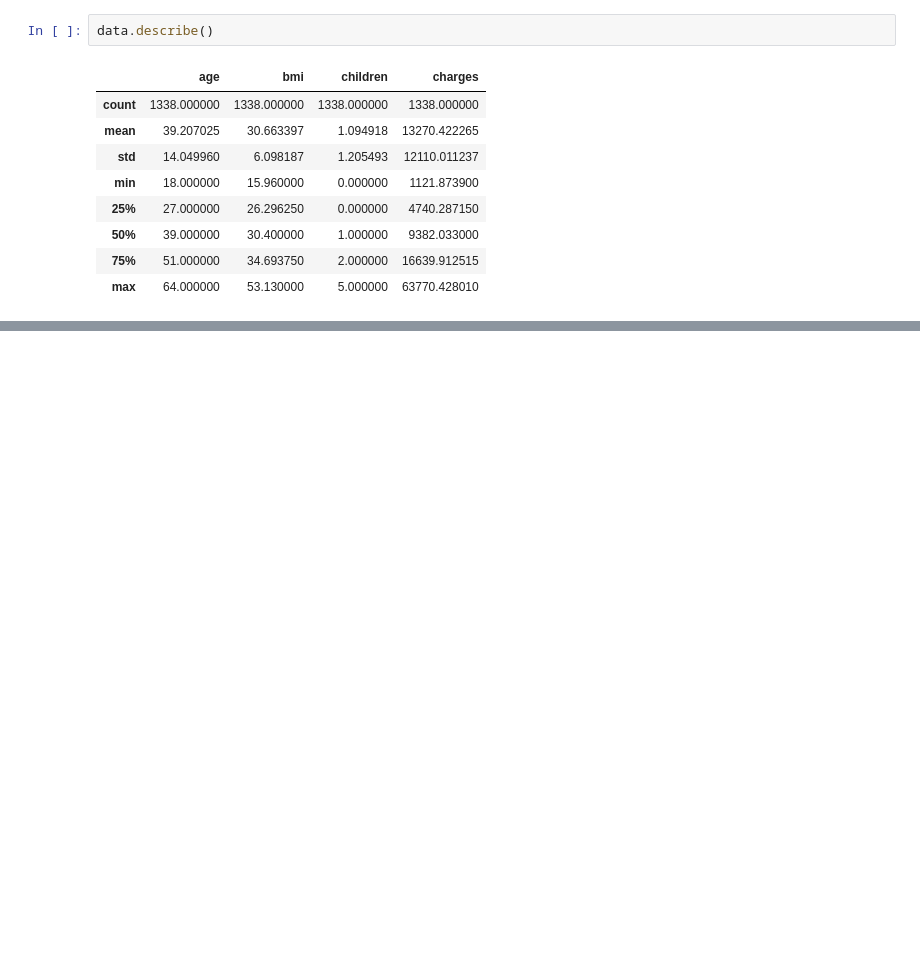
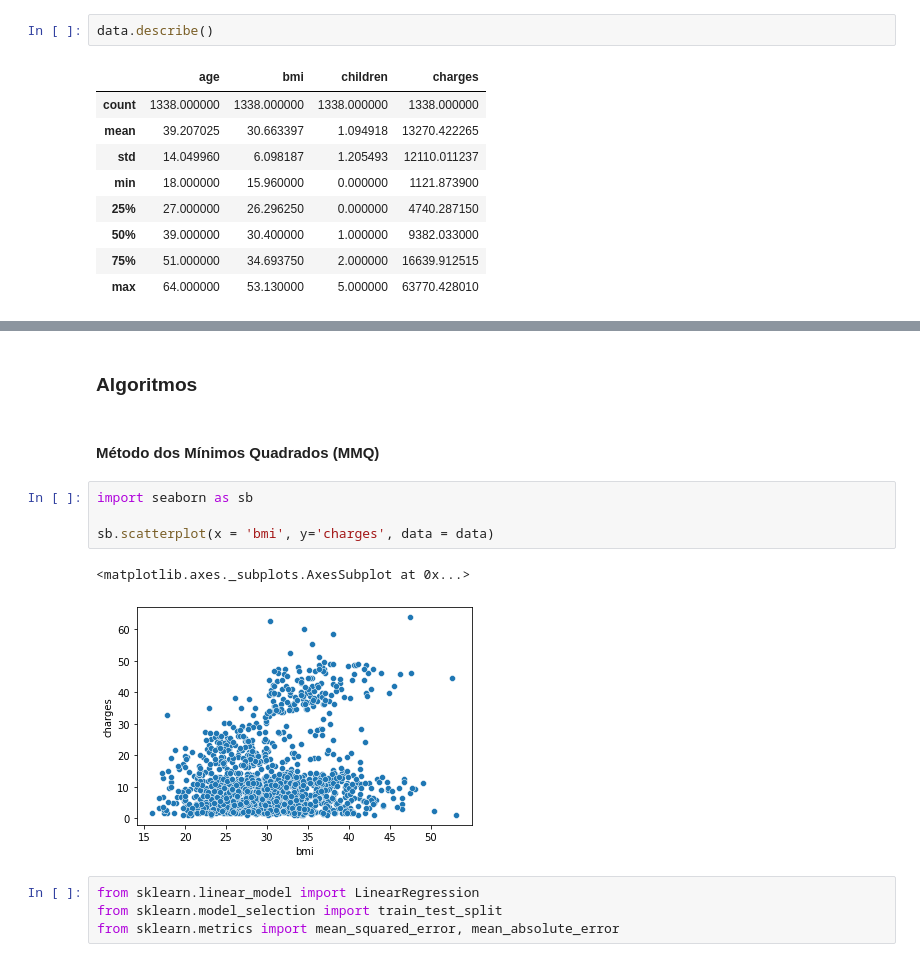
Before and after one commit to massilva/dominando-data-science, a Jupyter notebook: aula07.ipynb, the cells around one changed output, grey strips where cells are left out. Saved outputs shown, nothing was run; the diff lists cells and outputs as text; blank space fills up the shorter version.

```diff
--- a/aula07.ipynb
+++ b/aula07.ipynb
@@ -77,0 +83,15 @@ vizdata.head()
+# %% [markdown]
+### Algoritmos
+# %% [markdown]
+#### Método dos Mínimos Quadrados (MMQ)
+# %%
+import seaborn as sb
+
+sb.scatterplot(x = 'bmi', y='charges', data = data)
+# %% [output]
+<matplotlib.axes._subplots.AxesSubplot at 0x...>
+[figure, added]
+# %%
+from sklearn.linear_model import LinearRegression
+from sklearn.model_selection import train_test_split
+from sklearn.metrics import mean_squared_error, mean_absolute_error
```
Also changed, not shown: parts of 19 cells of this notebook.
